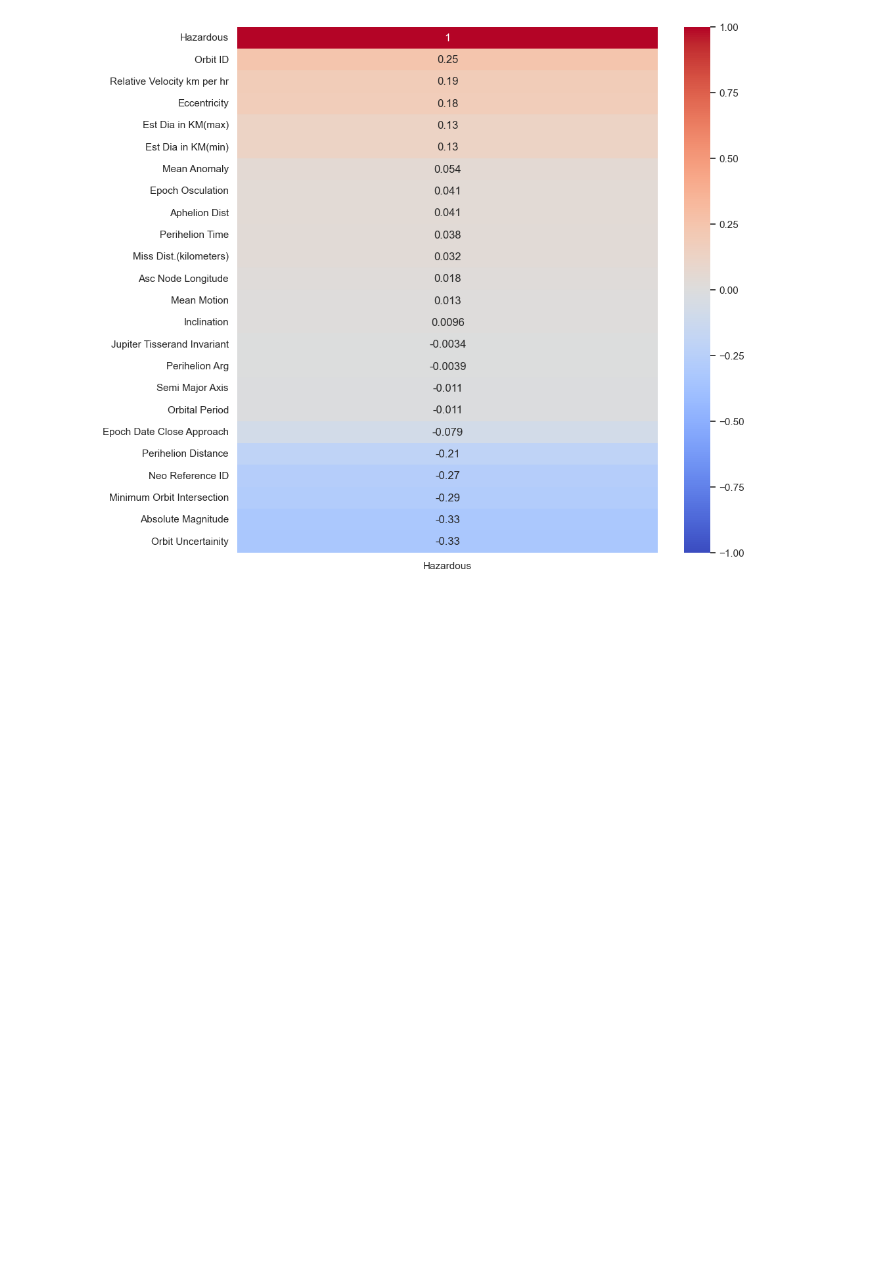
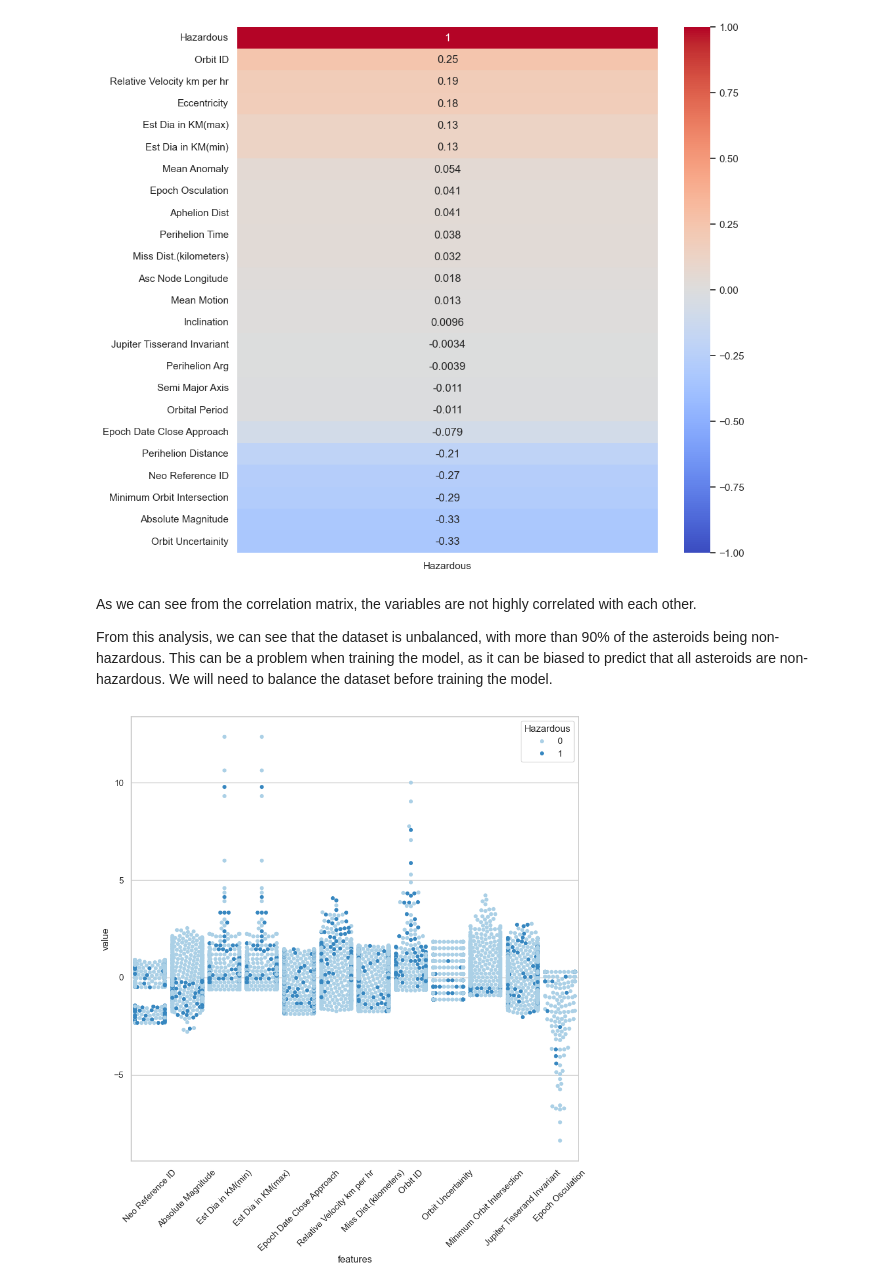
Before and after one commit to francis802/NASA-Asteroids, a Jupyter notebook: Project_3LEIC07_GA2_70.ipynb, the cells around one changed output. Saved outputs shown, nothing was run; the diff lists cells and outputs as text; code cells hidden in the pictures; blank space fills up the shorter version.

```diff
--- a/Project_3LEIC07_GA2_70.ipynb
+++ b/Project_3LEIC07_GA2_70.ipynb
@@ -202,3 +210,23 @@ sb.heatmap(corr, annot=True, cmap='coolwarm', vmin=-1, vmax=1)
 # %% [output]
 <Axes: >
 [figure]
+# %% [markdown]
+As we can see from the correlation matrix, the variables are not highly correlated with each other.
+
+From this analysis, we can see that the dataset is unbalanced, with more than 90% of the asteroids being non-hazardous. This can be a problem when training the model, as it can be biased to predict that all asteroids are non-hazardous. We will need to balance the dataset before training the model.
+# %%
+sb.set(style='whitegrid')
+sample_size = 1000
+data_sample = data
+if len(data) > sample_size:
+    data_sample = data.sample(n=sample_size, random_state=42)
+datax = data_sample.drop(['Hazardous', 'Orbit Determination Date', 'Close Approach Date'], axis=1)
+data_std = (datax - datax.mean()) / datax.std()
+data_temp = pd.concat([data['Hazardous'], data_std.iloc[:,0:12]], axis=1)
+data_temp = pd.melt(data_temp, id_vars='Hazardous', var_name='features', value_name='value')
+plt.figure(figsize=(10,10))
+sb.swarmplot(x='features', y='value', hue='Hazardous', data=data_temp, palette='Blues')
+plt.xticks(rotation=45)
+plt.show()
+# %% [output]
+[figure, added]
```
Also changed, not shown: parts of 16 cells of this notebook.
